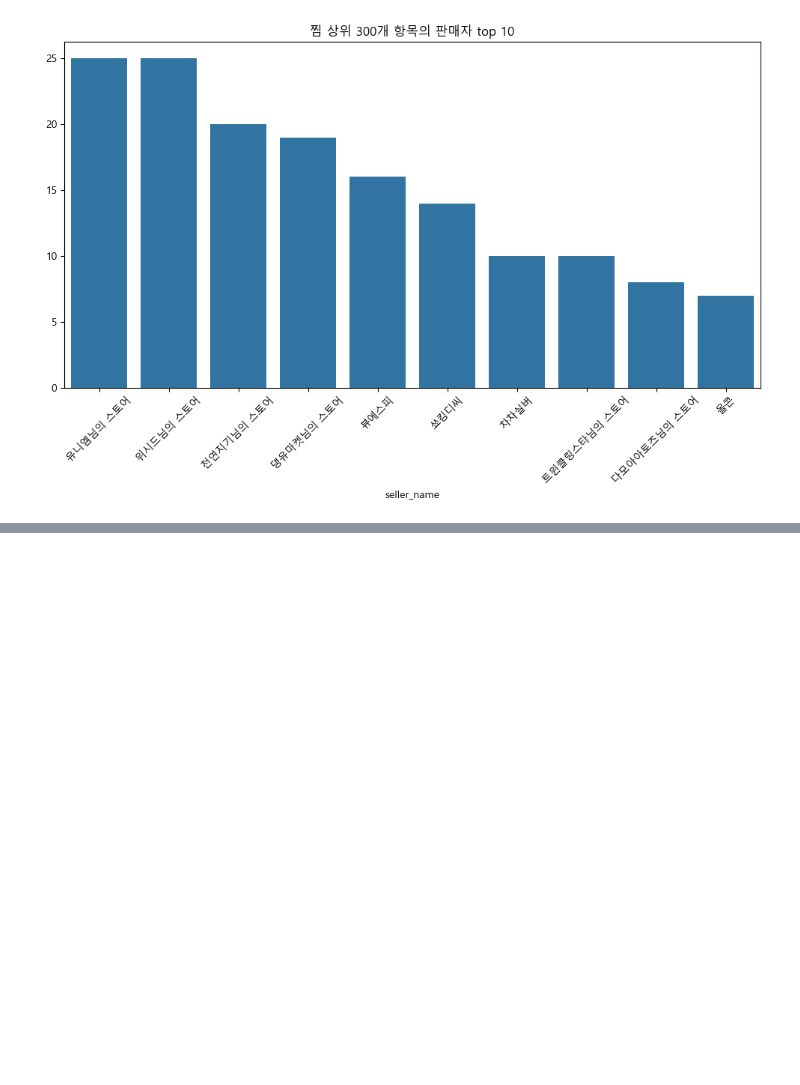
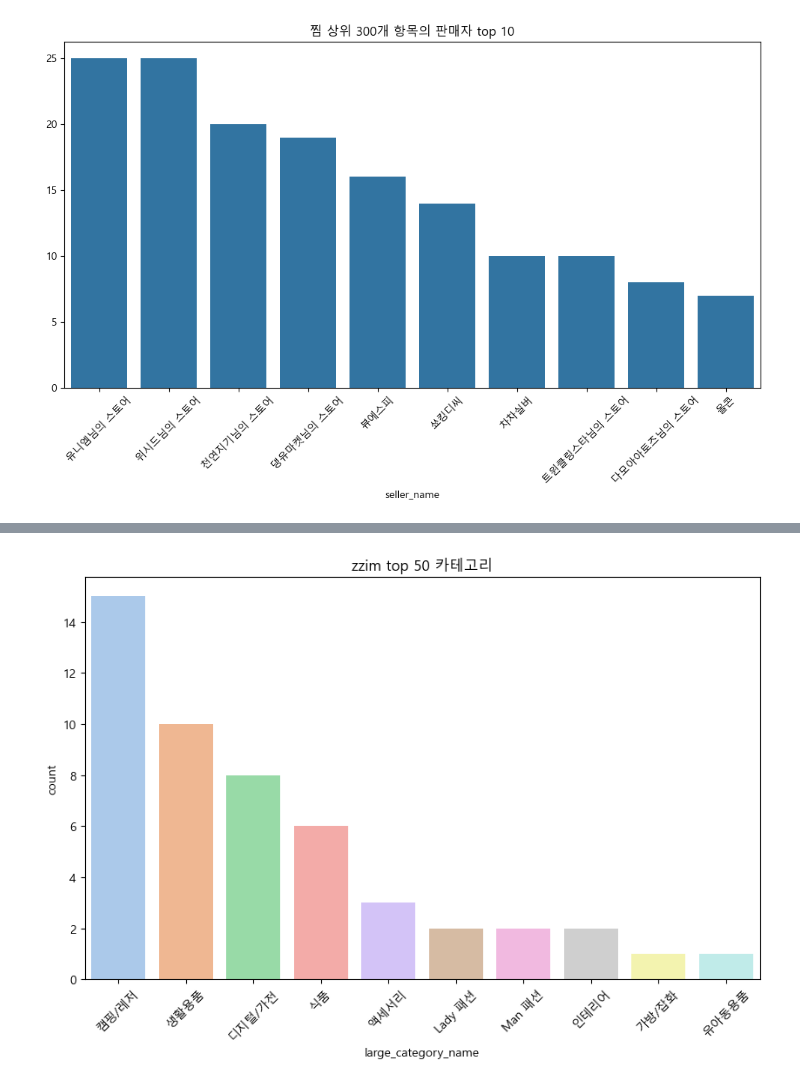
Before and after one commit to entangelk/dibidibi, a Jupyter notebook: docs/analysis/product.ipynb, the cells around one changed output, grey strips where cells are left out. Cells and saved outputs as stored; diff of their text form; code cells hidden in the pictures; blank space fills up the shorter version.

```diff
--- a/docs/analysis/product.ipynb
+++ b/docs/analysis/product.ipynb
@@ -112,0 +117,2 @@ plt.show()
+# %%
+df_zzimtop50 = df_product.sort_values('zzim',ascending=False)[:50]
@@ -112,0 +143,12 @@ plt.show()
+# %%
+plt.figure(figsize=(10, 6))
+
+zzim_order = df_zzimtop50.value_counts('large_category_name').index
+
+sns.countplot(data=df_zzimtop50, x='large_category_name', order=zzim_order, palette='pastel')
+
+plt.title('zzim top 50 카테고리')
+plt.xticks(rotation=45)
+plt.show()
+# %% [output]
+[figure, added]
```
Also changed, not shown: parts of 4 cells of this notebook, 3 other files.
